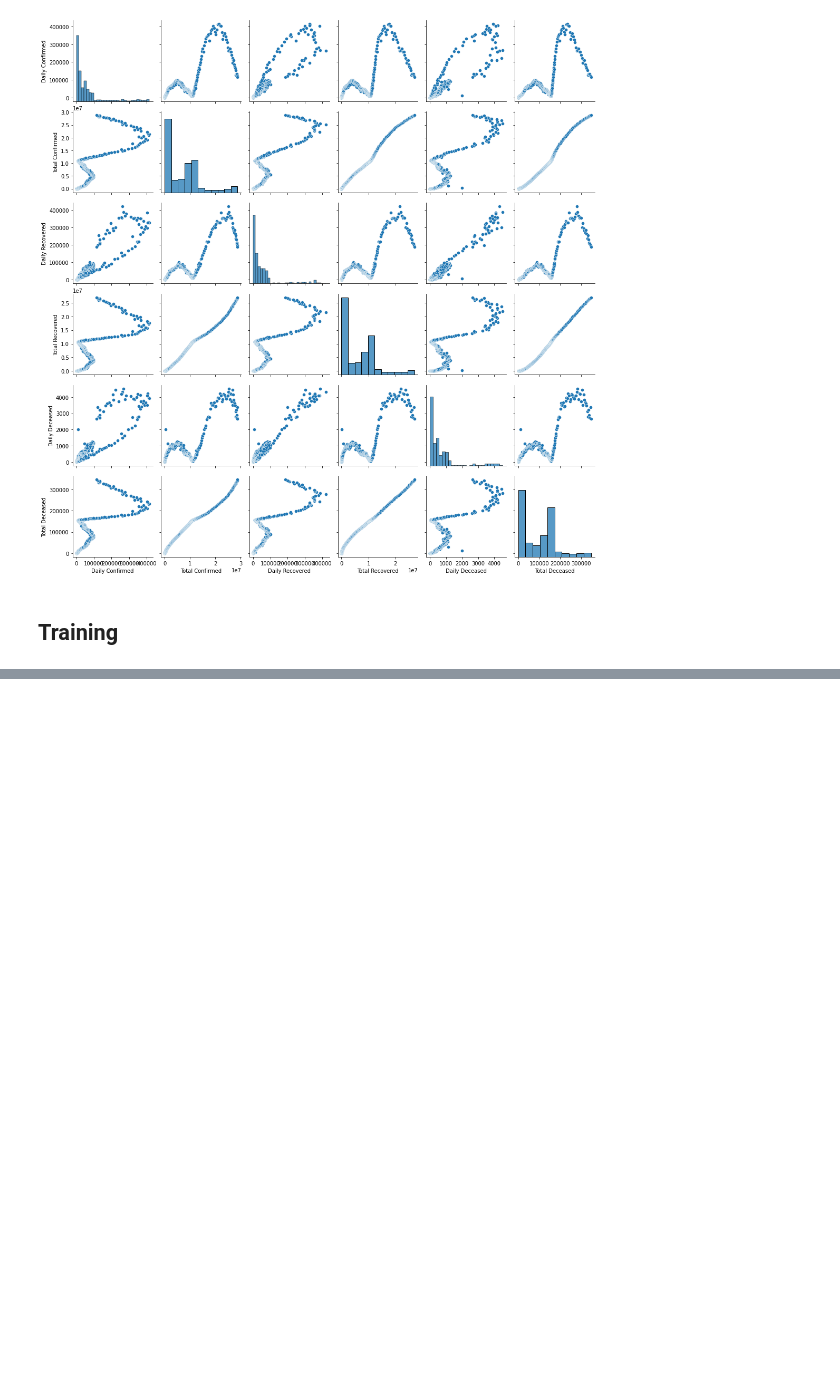
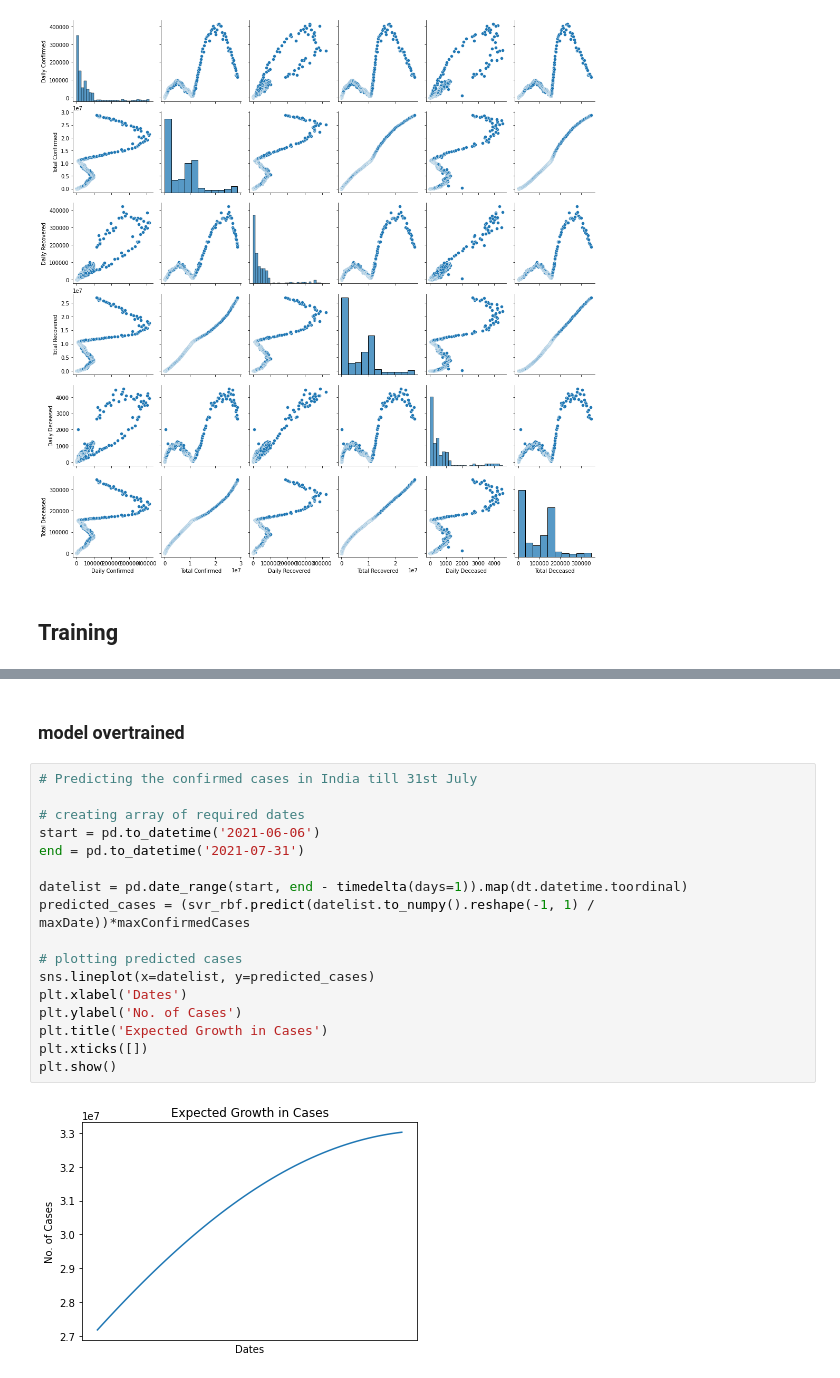
Before and after one commit to MaulikGupta/Covid19-india, a Jupyter notebook: infections.ipynb, the cells around one changed output, grey strips where cells are left out. Saved outputs shown, nothing was run; the diff lists cells and outputs as text; blank space fills up the shorter version.

```diff
--- a/infections.ipynb
+++ b/infections.ipynb
@@ -61,0 +147,21 @@ sns.pairplot(data=data)
+# %% [markdown]
+### model overtrained
+# %%
+# Predicting the confirmed cases in India till 31st July
+
+# creating array of required dates
+start = pd.to_datetime('2021-06-06')
+end = pd.to_datetime('2021-07-31')
+
+datelist = pd.date_range(start, end - timedelta(days=1)).map(dt.datetime.toordinal)
+predicted_cases = (svr_rbf.predict(datelist.to_numpy().reshape(-1, 1) / maxDate))*maxConfirmedCases
+
+# plotting predicted cases
+sns.lineplot(x=datelist, y=predicted_cases)
+plt.xlabel('Dates')
+plt.ylabel('No. of Cases')
+plt.title('Expected Growth in Cases')
+plt.xticks([])
+plt.show()
+# %% [output]
+[figure, added]
```
Also changed, not shown: parts of 38 cells of this notebook.
